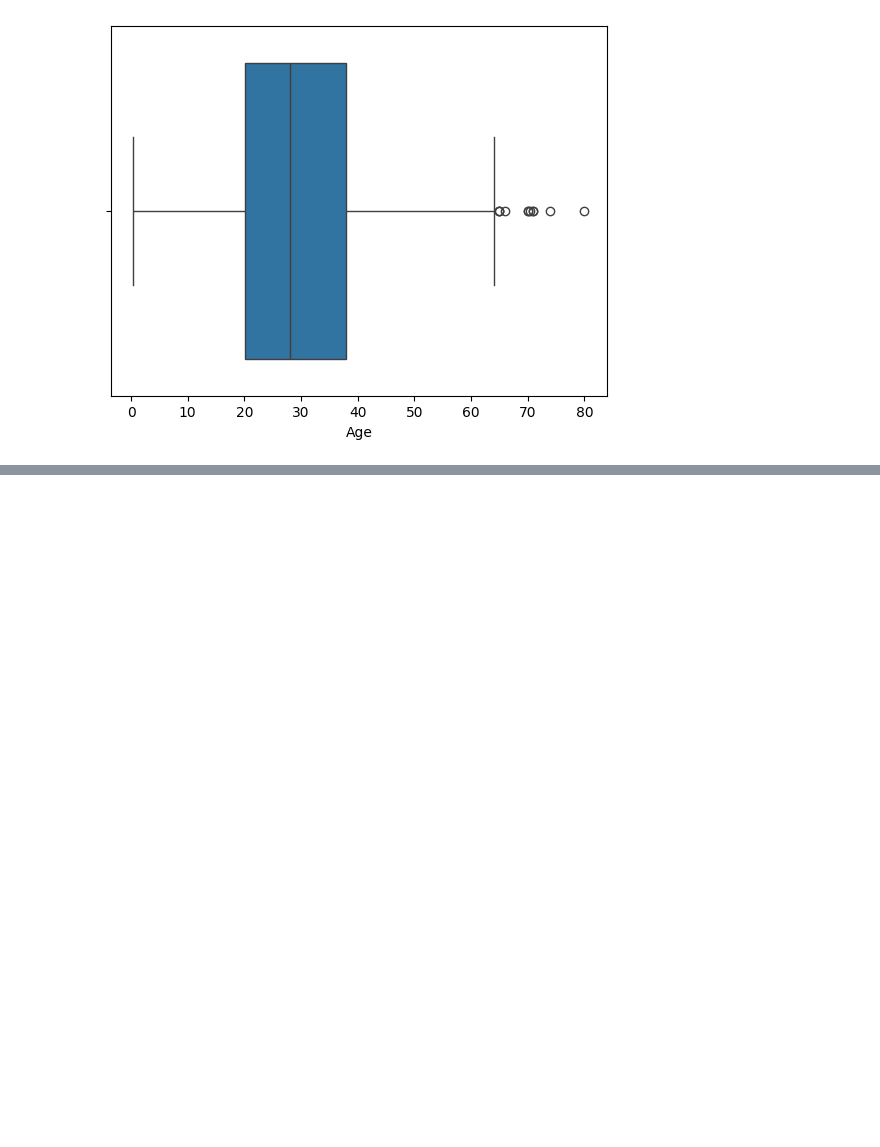
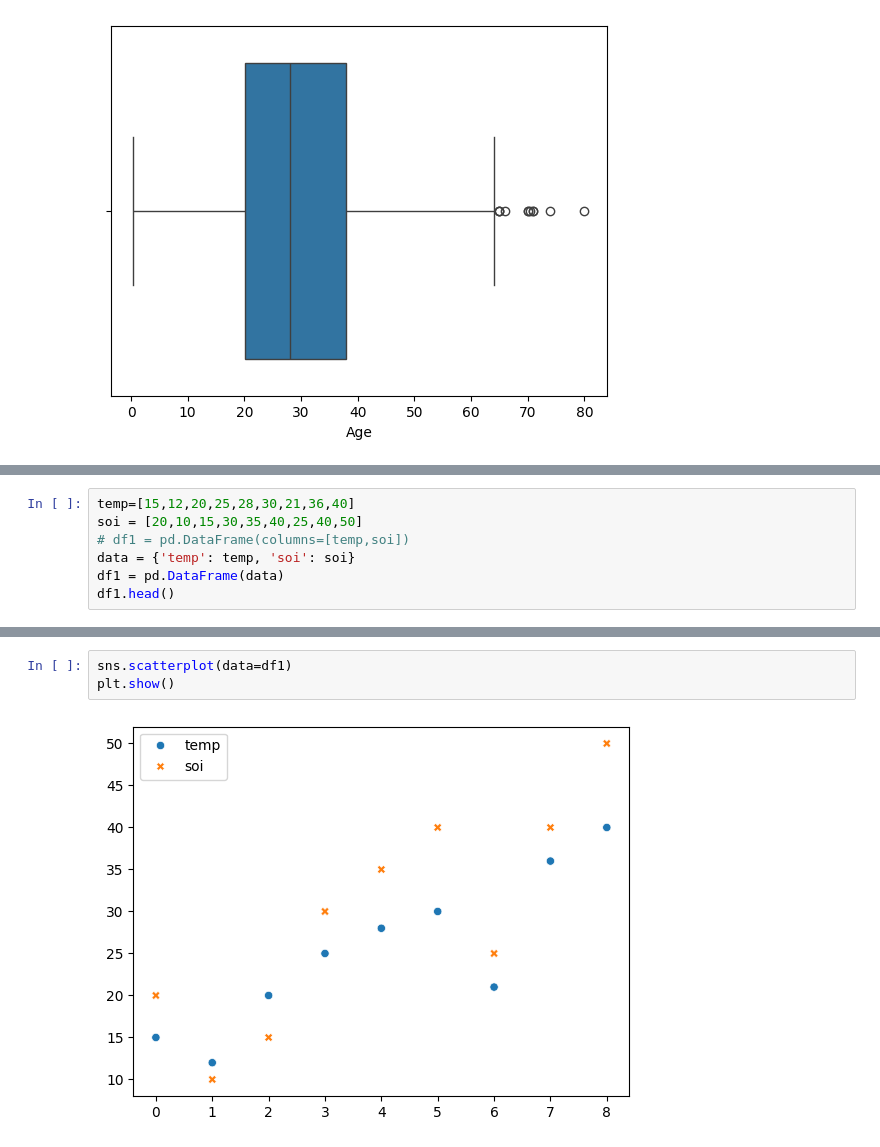
Before and after one commit to Roottoaccess/Semister2_ALL_important_concepts, a Jupyter notebook: AI and ML/data_ingestion.ipynb, the cells around one changed output, grey strips where cells are left out. Drawn from its saved outputs; the diff is of its cells as text; blank space fills up the shorter version.

```diff
--- a/AI and ML/data_ingestion.ipynb
+++ b/AI and ML/data_ingestion.ipynb
@@ -707,0 +776,7 @@ plt.show()
+# %%
+temp=[15,12,20,25,28,30,21,36,40]
+soi = [20,10,15,30,35,40,25,40,50]
+# df1 = pd.DataFrame(columns=[temp,soi])
+data = {'temp': temp, 'soi': soi}
+df1 = pd.DataFrame(data)
+df1.head()
@@ -707,0 +790,5 @@ plt.show()
+# %%
+sns.scatterplot(data=df1)
+plt.show()
+# %% [output]
+[figure, added]
```
Also changed, not shown: parts of 17 cells of this notebook.
